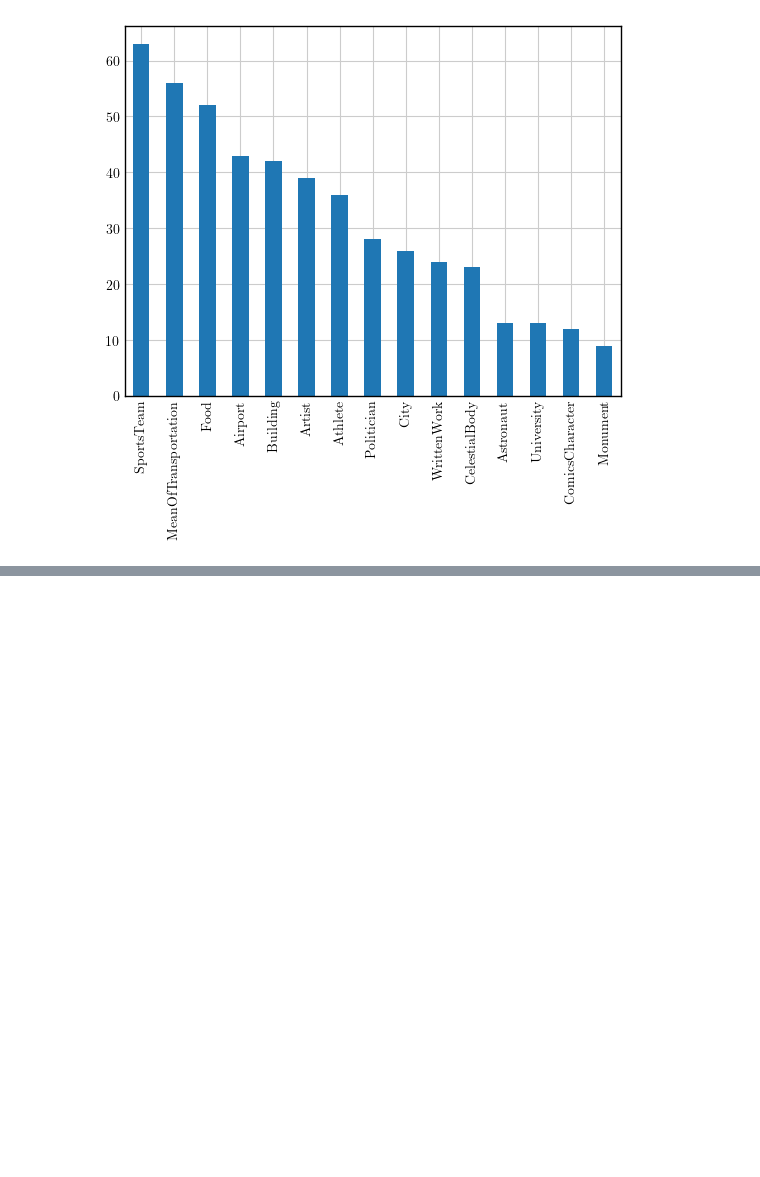
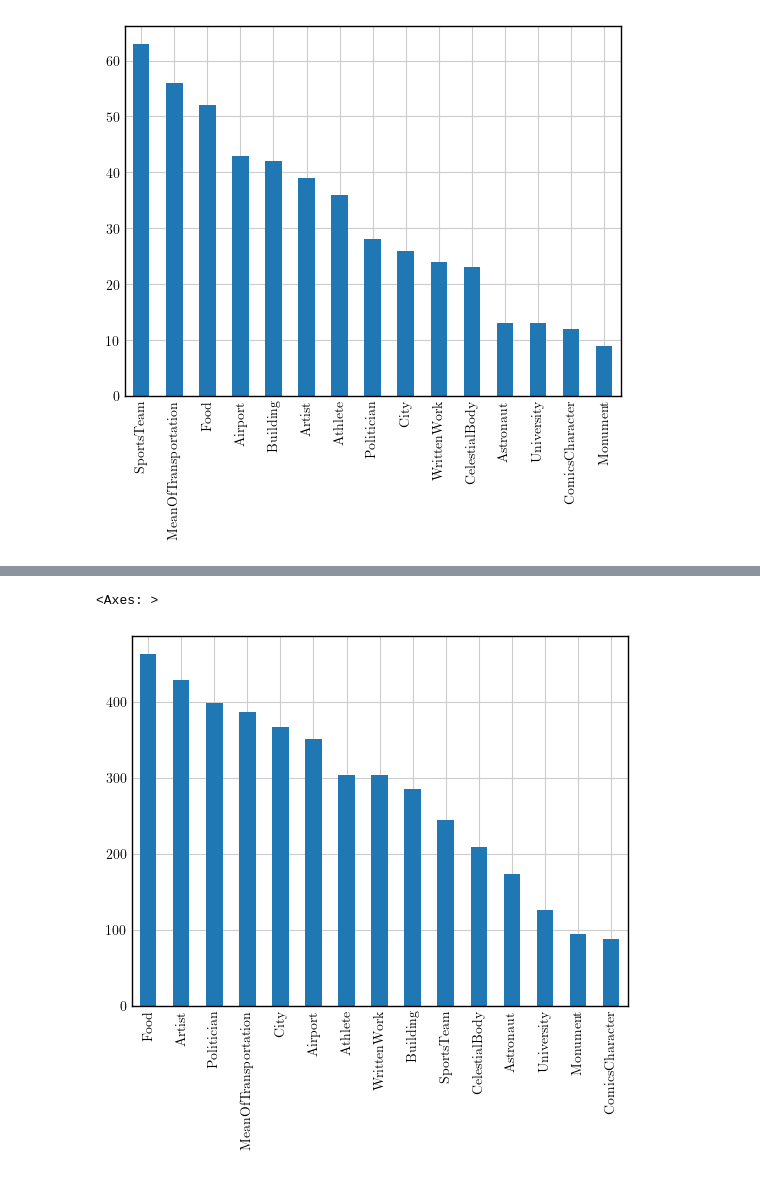
Before and after one commit to rvente/nlgs-research, a Jupyter notebook: pipeline/scores/s2d-t5-small-5/analysis_s2d.ipynb, the cells around one changed output, grey strips where cells are left out. Drawn from its saved outputs; the diff is of its cells as text; code cells hidden in the pictures; blank space fills up the shorter version.

```diff
--- a/pipeline/scores/s2d-t5-small-5/analysis_s2d.ipynb
+++ b/pipeline/scores/s2d-t5-small-5/analysis_s2d.ipynb
@@ -609,3 +343,9 @@ train_corpus.category.value_counts().plot.bar()
+# %%
+train_corpus = test_predictions
+train_corpus.category.value_counts().plot.bar()
+# %% [output]
+<Axes: >
+[figure, added]
 # %%
 # normalized performance by category
 npc = worst_finishes.category.value_counts() / train_corpus.category.value_counts()
```
Also changed, not shown: parts of 45 cells of this notebook, 3 other files.
